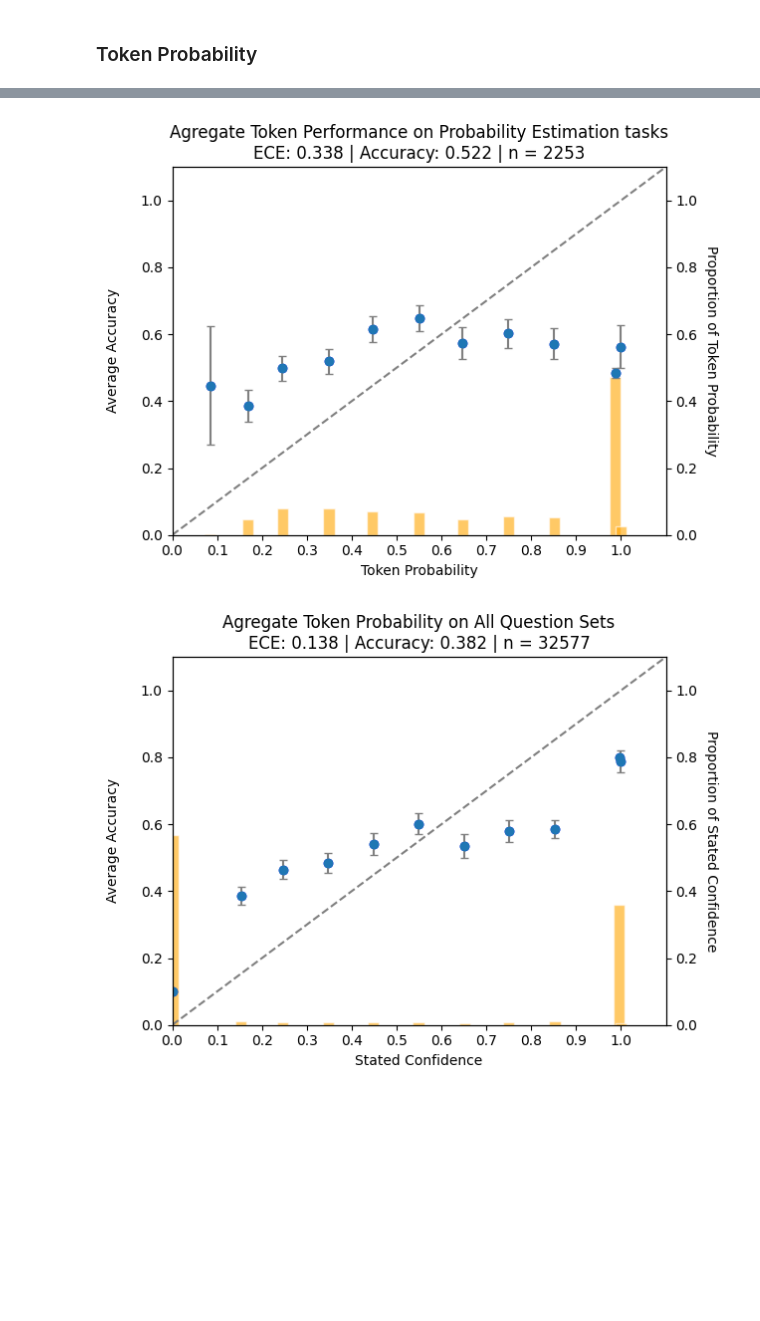
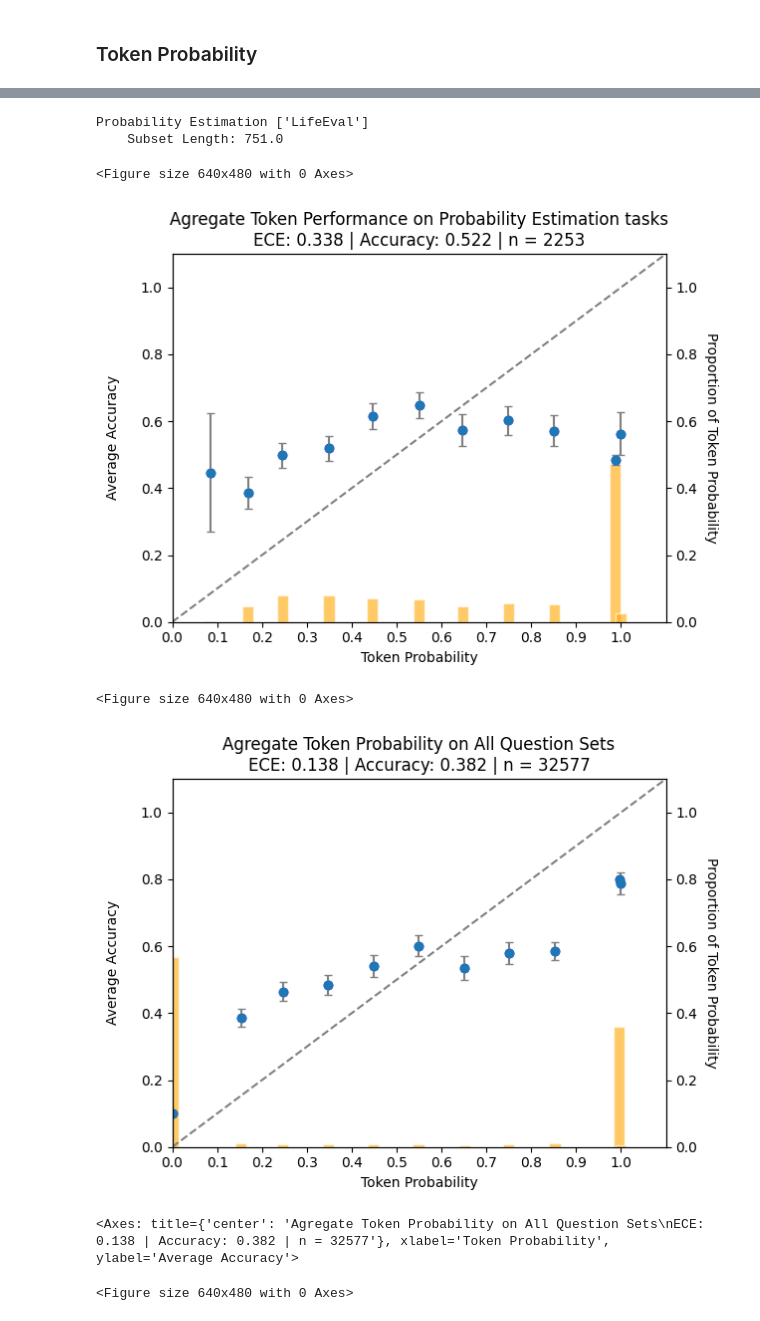
Before and after one commit to NoamMichael/Comparing-Confidence-in-LLMs, a Jupyter notebook: analysis.ipynb, the cells around one changed output, grey strips where cells are left out. Saved outputs shown, nothing was run; the diff lists cells and outputs as text; code cells hidden in the pictures; blank space fills up the shorter version.

```diff
--- a/analysis.ipynb
+++ b/analysis.ipynb
@@ -1595,0 +1639,31 @@ plt.show()
+# %%
+
+
+# 1. Determine the sorted order for the plot
+# We sort by the mean overconfidence for each question set.
+overconfidence_order = d.groupby('Question Set')['Accuracy'].mean().sort_values(ascending=False).index
+order_of_sets = d.groupby('Question Set')['Question Set'].unique().sort_values(ascending=True).index
+
+# 2. Create the plot
+plt.figure(figsize=(10, 6))
+ax = sns.barplot(
+    data=d,                  # *** Pass the original DataFrame 'd' ***
+    x='Accuracy',      # *** Plot the 'Overconfidence' column ***
+    y='Question Set',
+    order=order_of_sets, # Apply the sorted order
+    hue = "Question Set",
+    palette='pastel'         # Switched palette for variety (cool colors)
+)
+
+# Set labels and title
+ax.set_title('Average Accuracy by Question Set (with 95% CIs)', fontsize=16)
+ax.set_xlabel('Average Accuracy', fontsize=12)
+ax.set_ylabel('Question Set', fontsize=12)
+
+# Add gridlines and clean up spines
+ax.grid(True, axis='x', linestyle=':', alpha=0.7)
+ax.axvline(0, linestyle="--", linewidth=1, color="0.2") # Add the zero line
+ax.spines[['right', 'top']].set_visible(False)
+
+plt.tight_layout()
+plt.show()
@@ -2058,6 +2128,7 @@ qset_types = {
 save_path = Path(r"Plots\Main Plots")
 agg_score = []
 agg_conf = []
+agg_sc = []
 for qtype, qsets in qset_types.items():
     print(qtype, qsets)
     subset = only_tokens[only_tokens['Question Set'].isin(qsets)]
@@ -2065,21 +2136,26 @@ for qtype, qsets in qset_types.items():
     title = f"Agregate Token Performance on {qtype} tasks"
     if qtype == "Multiple Choice Questions":
         scores, conf = expand_tokens(subset)
-        print(s.mean(), c.mean())
+        #print(s.mean(), c.mean())
     elif qtype == "Probability Estimation":
         scores = subset['Score']
         conf = subset['Token Probability Answer']
+        sc = subset['Stated Confidence Answer']
     elif qtype == "Factual":
         scores, conf = expand_tokens(subset)
-        print(s.mean(), c.mean())
+
+        sc = subset['Stated Confidence Answer']
+
+        #print(s.mean(), c.mean())
     else:
         print("ERROR: Invalid Question Set Type!")
     agg_score.extend(scores)
     agg_conf.extend(conf)
+    #agg_sc.extend(sc)
     plot = calibration_plot(scores, conf, n_bins = 10, title = title, num_complete= len(scores), x_label = "Token Probability", save_fig_to=  Path(r"Plots\Main Plots"))
 agg_title = "Agregate Token Probability on All Question Sets"
 
-calibration_plot(agg_score, agg_conf, num_complete= len(agg_score), title = agg_title, save_fig_to=save_path)
+calibration_plot(agg_score, agg_conf, num_complete= len(agg_score), title = agg_title, save_fig_to=save_path, x_label = "Token Probability")
 # %% [output]
 Multiple Choice Questions ['LSAT-AR', 'SAT-EN', 'SciQ']
     Subset Length: 1254.0
@@ -2094,3 +2166,9 @@ Probability Estimation ['LifeEval']
 [figure]
+Probability Estimation ['LifeEval']
+    Subset Length: 751.0
+<Figure size 640x480 with 0 Axes>
 [figure]
+<Figure size 640x480 with 0 Axes>
-[figure, old version]
+[figure, new version]
+<Axes: title={'center': 'Agregate Token Probability on All Question Sets\nECE: 0.138 | Accuracy: 0.382 | n = 32577'}, xlabel='Token Probability', ylabel='Average Accuracy'>
+<Figure size 640x480 with 0 Axes>
```
Also changed, not shown: parts of 41 cells of this notebook, 8 other files.
